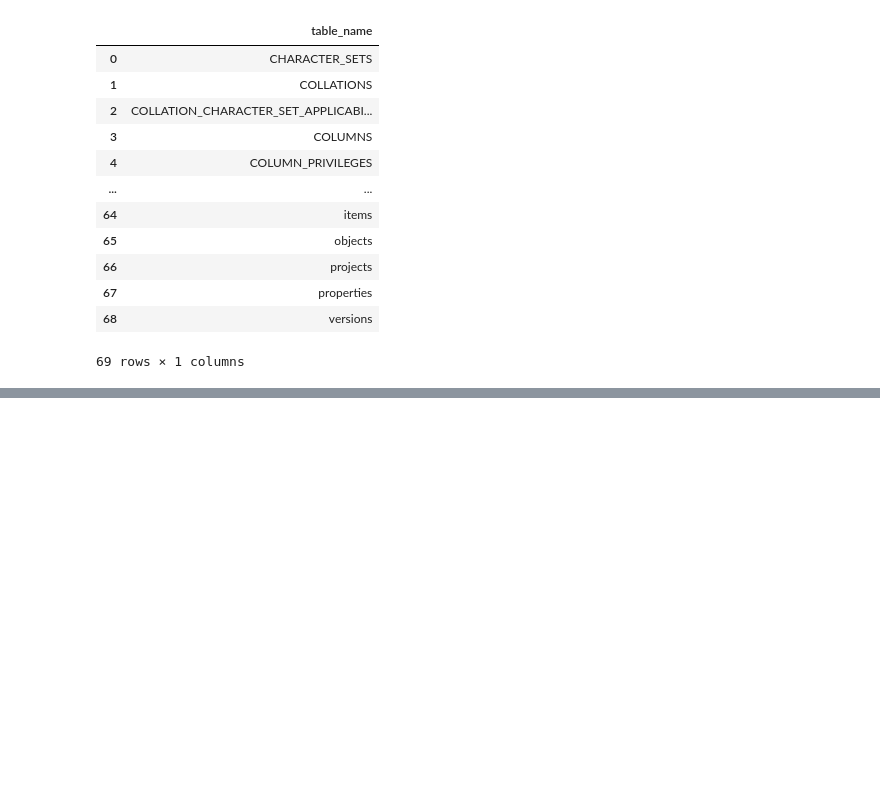
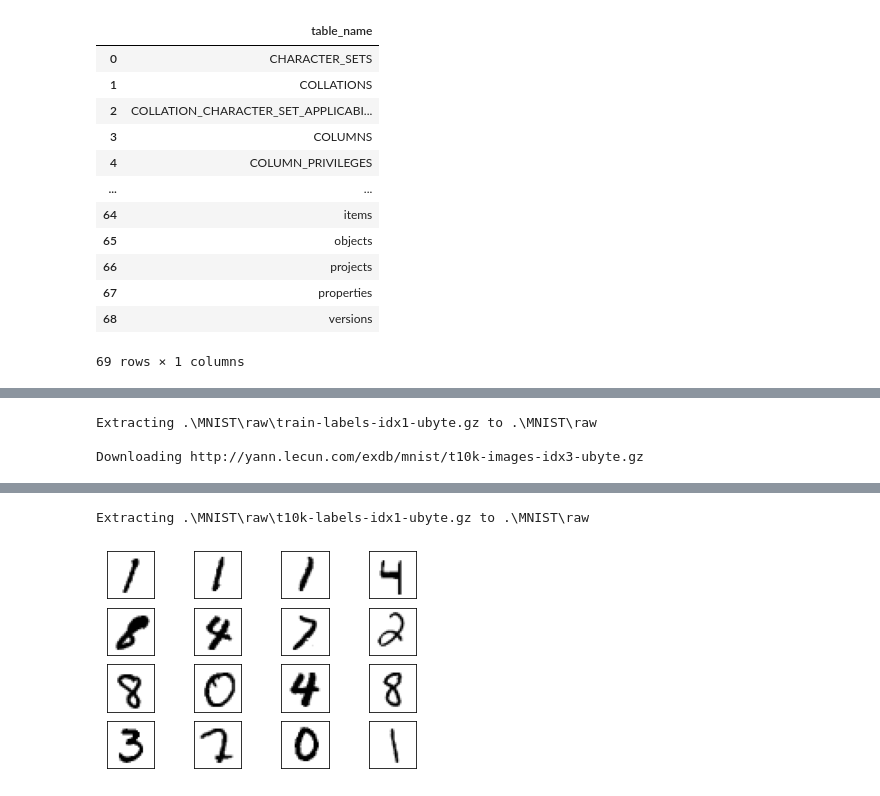
Before and after one commit to danielorzan/ATI_project, a Jupyter notebook: main.ipynb, the cells around one changed output, grey strips where cells are left out. Saved outputs shown, nothing was run; the diff lists cells and outputs as text; code cells hidden in the pictures; blank space fills up the shorter version.

```diff
--- a/main.ipynb
+++ b/main.ipynb
@@ -206,0 +389,43 @@ pd.read_sql_query("SELECT table_name FROM information_schema.tables", conn)
+# %%
+import torch
+from torch import nn
+
+import math
+import matplotlib.pyplot as plt
+import torchvision
+import torchvision.transforms as transforms
+
+
+torch.manual_seed(111)
+
+
+device = ""
+if torch.cuda.is_available():
+    device = torch.device("cuda")
+else:
+    device = torch.device("cpu")
+
+
+transform = transforms.Compose(
+    [transforms.ToTensor(), transforms.Normalize((0.5,), (0.5,))]
+)
+
+
+train_set = torchvision.datasets.MNIST(
+    root=".", train=True, download=True, transform=transform
+)
+
+
+batch_size = 32
+train_loader = torch.utils.data.DataLoader(
+    train_set, batch_size=batch_size, shuffle=True
+)
+
+
+real_samples, mnist_labels = next(iter(train_loader))
+for i in range(16):
+    ax = plt.subplot(4, 4, i + 1)
+    plt.imshow(real_samples[i].reshape(28, 28), cmap="gray_r")
+    plt.xticks([])
+    plt.yticks([])
+# %% [output]
@@ -206,0 +438,3 @@ pd.read_sql_query("SELECT table_name FROM information_schema.tables", conn)
+Extracting .\MNIST\raw\train-labels-idx1-ubyte.gz to .\MNIST\raw
+
+Downloading http://yann.lecun.com/exdb/mnist/t10k-images-idx3-ubyte.gz
@@ -206,0 +446,2 @@ pd.read_sql_query("SELECT table_name FROM information_schema.tables", conn)
+Extracting .\MNIST\raw\t10k-labels-idx1-ubyte.gz to .\MNIST\raw
+[figure, added]
```
Also changed, not shown: parts of 20 cells of this notebook.
